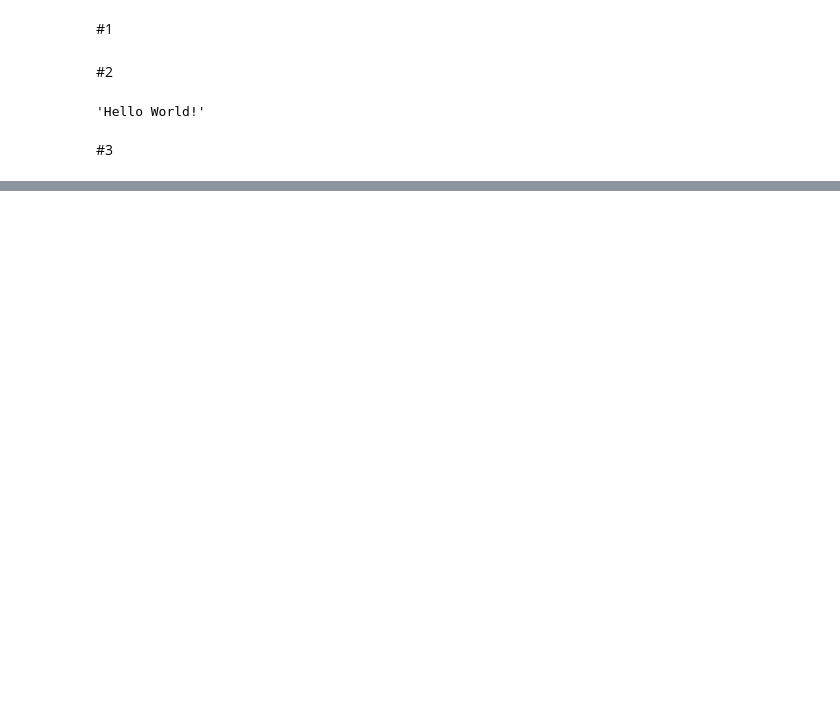
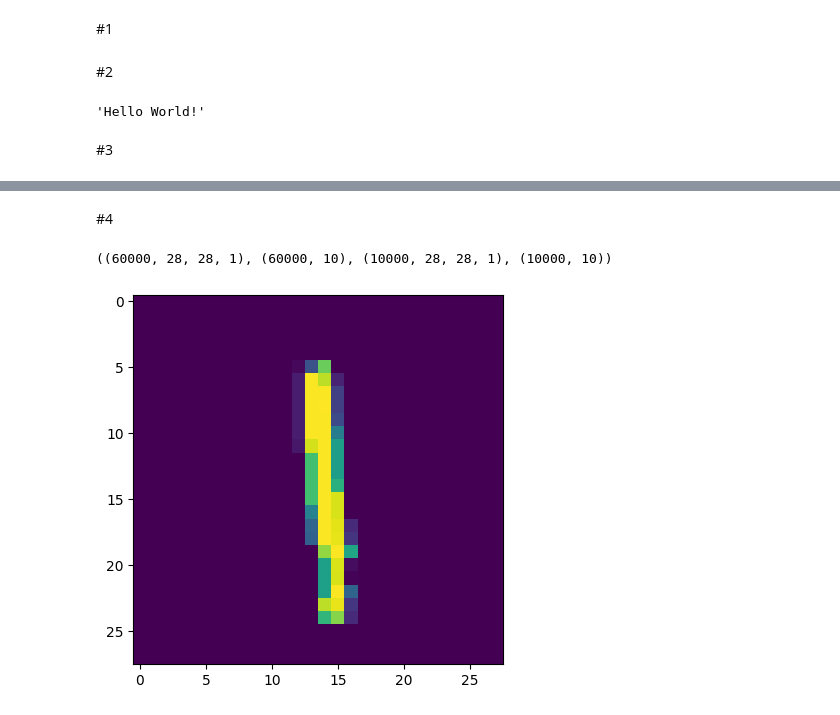
Before and after one commit to mralamdari/Machine_Learning_Projects, a Jupyter notebook: Draw_Numbers.ipynb, the cells around one changed output, grey strips where cells are left out. Cells and saved outputs as stored; diff of their text form; code cells hidden in the pictures; blank space fills up the shorter version.

```diff
--- a/Draw_Numbers.ipynb
+++ b/Draw_Numbers.ipynb
@@ -687,0 +761,2 @@ os.path.getsize('weights.h5'), os.path.getsize('my_model.keras')
+# %% [markdown]
+#4
@@ -687,0 +783,16 @@ os.path.getsize('weights.h5'), os.path.getsize('my_model.keras')
+# %%
+(x_train, y_train), (x_test, y_test) = tf.keras.datasets.mnist.load_data()
+
+x_train = np.expand_dims(x_train, axis=-1) / 255
+x_test  = np.expand_dims(x_test , axis=-1) / 255
+
+y_train = tf.keras.utils.to_categorical(y=y_train, num_classes=10)
+y_test  = tf.keras.utils.to_categorical(y=y_test , num_classes=10)
+
+x_train.shape, y_train.shape, x_test.shape, y_test.shape
+# %% [output]
+((60000, 28, 28, 1), (60000, 10), (10000, 28, 28, 1), (10000, 10))
+# %%
+g = plt.imshow(x_train[8][:,:,0])
+# %% [output]
+[figure, added]
```
Also changed, not shown: parts of 18 cells of this notebook.
